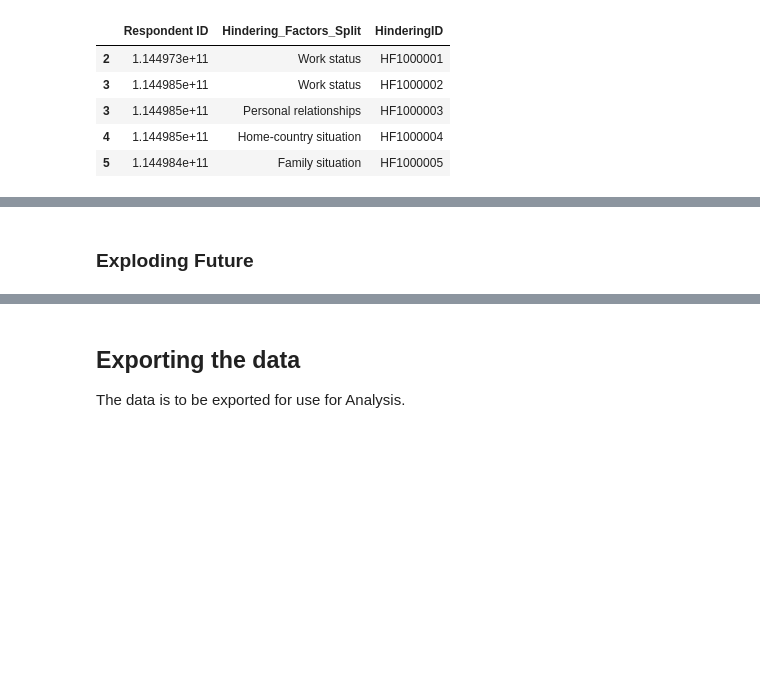
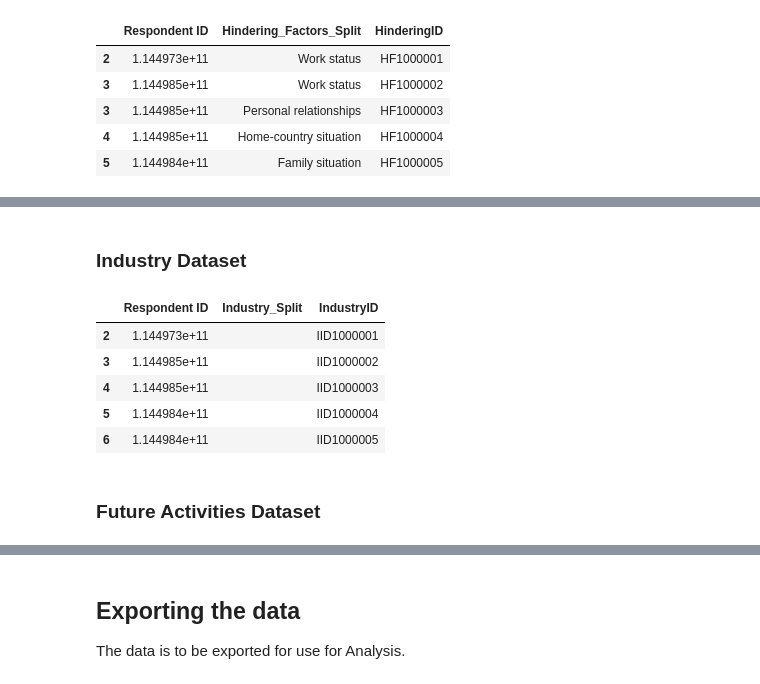
Before and after one commit to mukanzi/Google-colab-Notebooks, a Jupyter notebook: Alumni_Survey_cleaning.ipynb, the cells around one changed output, grey strips where cells are left out. Cells and saved outputs as stored; diff of their text form; code cells hidden in the pictures; blank space fills up the shorter version.

```diff
--- a/Alumni_Survey_cleaning.ipynb
+++ b/Alumni_Survey_cleaning.ipynb
@@ -418,2 +417,25 @@ df_exploded.reset_index(drop=True, inplace=True)
+# %% [markdown]
+### Industry Dataset
+# %%
+# Create a new column for the split data.
+df['Industry_Split'] = df['Industry'].str.split(',')
+
+# Now create a new DataFrame that includes the 'Respondent ID' and the new split column.
+industry = df[['Respondent ID', 'Industry_Split']]
+
+# Use the explode method on the new split column.
+df_industry = industry.explode('Industry_Split')
+
+df_industry['IndustryID'] = ['IID1' + str(i).zfill(6) for i in range(1, len(df_industry) + 1)]
+
+# Display the head of the exploded DataFrame.
+df_industry.head()
+# %% [output]
+|  | Respondent ID | Industry_Split | IndustryID |
+| 2 | 1.144973e+11 |  | IID1000001 |
+| 3 | 1.144985e+11 |  | IID1000002 |
+| 4 | 1.144985e+11 |  | IID1000003 |
+| 5 | 1.144984e+11 |  | IID1000004 |
+| 6 | 1.144984e+11 |  | IID1000005 |
 # %% [markdown]
-### Exploding Future
+### Future Activities Dataset
```
Also changed, not shown: parts of 27 cells of this notebook.
